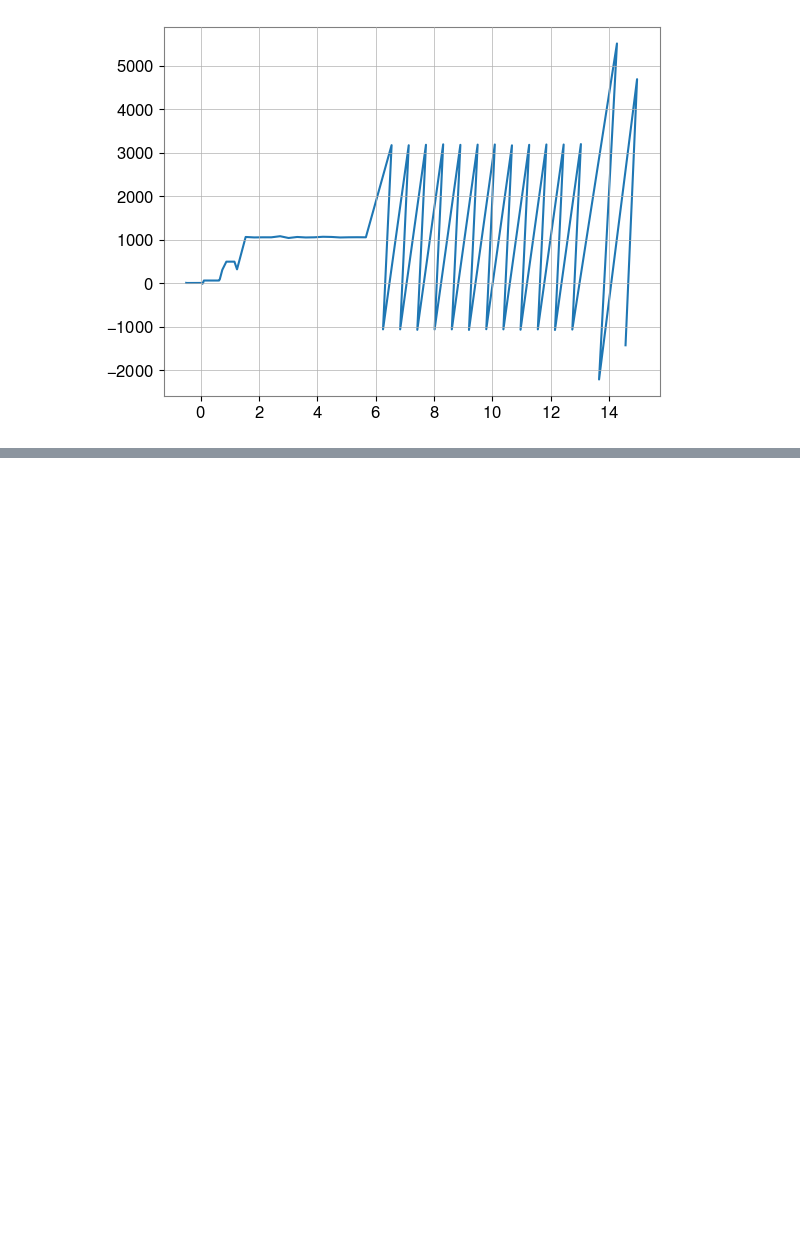
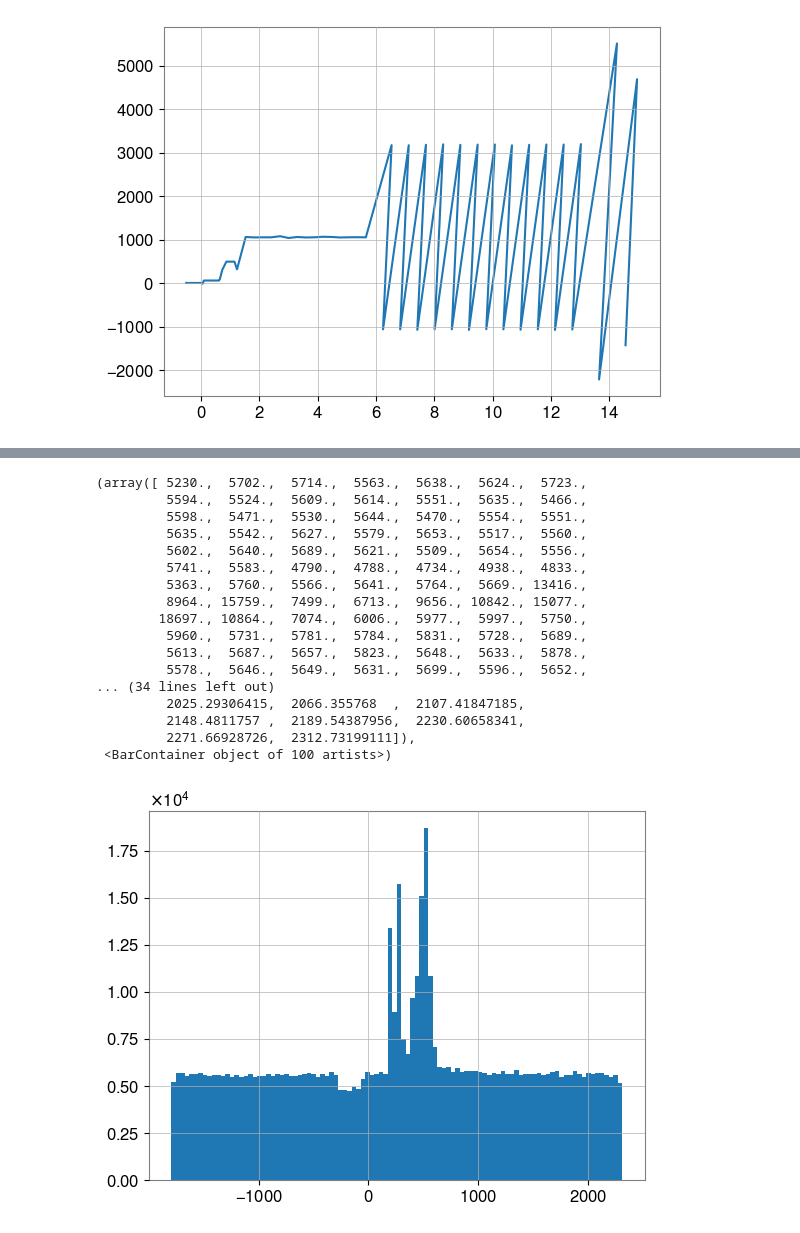
Before and after one commit to volodymyrss/grb221009, a Jupyter notebook: prompt.ipynb, the cells around one changed output, grey strips where cells are left out. Cells and saved outputs as stored; diff of their text form; code cells hidden in the pictures; blank space fills up the shorter version.

```diff
--- a/prompt.ipynb
+++ b/prompt.ipynb
@@ -339,0 +377,25 @@ plt.savefig("figs/prompt_p1.pdf")
+# %%
+plt.figure()
+
+# plt.plot(tc, rate - b)
+# plt.plot(c)
+plt.hist(ijd2plot(events_by_ext['COMP-SGLE-ALL']['TIME']), bins=100)
+# %% [output]
+(array([ 5230.,  5702.,  5714.,  5563.,  5638.,  5624.,  5723.,
+         5594.,  5524.,  5609.,  5614.,  5551.,  5635.,  5466.,
+         5598.,  5471.,  5530.,  5644.,  5470.,  5554.,  5551.,
+         5635.,  5542.,  5627.,  5579.,  5653.,  5517.,  5560.,
+         5602.,  5640.,  5689.,  5621.,  5509.,  5654.,  5556.,
+         5741.,  5583.,  4790.,  4788.,  4734.,  4938.,  4833.,
+         5363.,  5760.,  5566.,  5641.,  5764.,  5669., 13416.,
+         8964., 15759.,  7499.,  6713.,  9656., 10842., 15077.,
+        18697., 10864.,  7074.,  6006.,  5977.,  5997.,  5750.,
+         5960.,  5731.,  5781.,  5784.,  5831.,  5728.,  5689.,
+         5613.,  5687.,  5657.,  5823.,  5648.,  5633.,  5878.,
+         5578.,  5646.,  5649.,  5631.,  5699.,  5596.,  5652.,
+... (34 lines left out)
+         2025.29306415,  2066.355768  ,  2107.41847185,
+         2148.4811757 ,  2189.54387956,  2230.60658341,
+         2271.66928726,  2312.73199111]),
+ <BarContainer object of 100 artists>)
+[figure, added]
```
Also changed, not shown: parts of 9 cells of this notebook.
